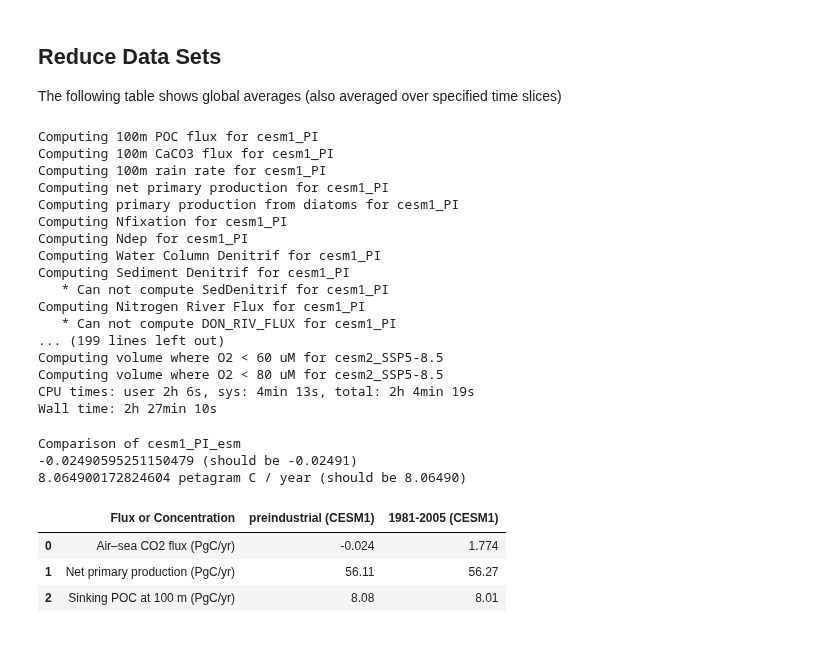
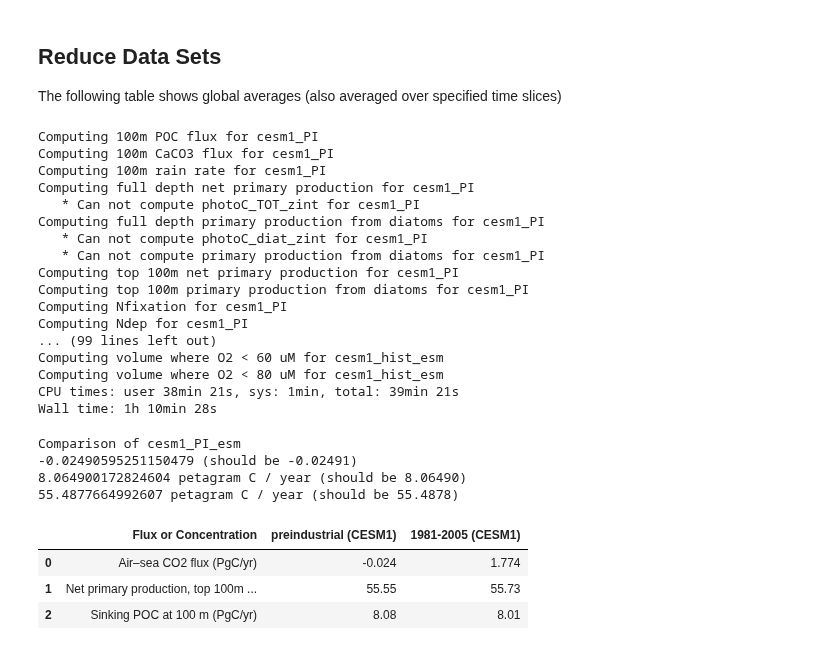
Before and after one commit to marbl-ecosys/cesm2-marbl, a Jupyter notebook: notebooks/Global Flux Table.ipynb, the cells around one changed output. Cells and saved outputs as stored; diff of their text form; code cells hidden in the pictures.

```diff
--- a/notebooks/Global Flux Table.ipynb
+++ b/notebooks/Global Flux Table.ipynb
@@ -443,7 +452,12 @@ def compute_global_averages(datasets, integral_units, variable):
         # same variable might have different units in different experiments
         unit_key = 'area'
         dims = ['nlat', 'nlon']
-        if 'z_t_150m' in datasets[variable][exp][variable].dims:
+        if 'z_t_100m' in datasets[variable][exp][variable].dims:
+            wgts = wgts * datasets[variable][exp]['dz'].isel(z_t=slice(0,10))
+            wgts = wgts.rename({'z_t' : 'z_t_100m'})
+            dims.append('z_t_100m')
+            unit_key = 'volume'
+        elif 'z_t_150m' in datasets[variable][exp][variable].dims:
             wgts = wgts * datasets[variable][exp]['dz'].isel(z_t=slice(0,15))
             wgts = wgts.rename({'z_t' : 'z_t_150m'})
             dims.append('z_t_150m')
@@ -508,6 +522,8 @@ uM = 'uM'
 final_units = dict()
 final_units['photoC_TOT_zint'] = PgC_per_year
 final_units['photoC_diat_zint'] = PgC_per_year
+final_units['photoC_TOT_zint_100m'] = PgC_per_year
+final_units['photoC_diat_zint_100m'] = PgC_per_year
 final_units['POC_FLUX_100m'] = PgC_per_year
 final_units['CaCO3_FLUX_100m'] = PgC_per_year
 final_units['diaz_Nfix'] = TgN_per_year
@@ -538,8 +554,10 @@ def get_time_and_ensemble_mean(variable, ann_avg, exp, new_units, final_units):
 POC_key = f'Sinking POC at 100 m ({PgC_per_year})'
 CaCO3_key = f'Sinking CaCO$_3$ at 100 m ({PgC_per_year})'
 rain_key = f'Rain ratio (CaCO$_3$/POC) at 100 m'
-NPP_key = f'Net primary production ({PgC_per_year})'
-NPP_diat_key = f'Diatom primary production (%)'
+NPP_key = f'Net primary production, full depth ({PgC_per_year})'
+NPP_diat_key = f'Diatom primary production, full depth (%)'
+NPP_100m_key = f'Net primary production, top 100m ({PgC_per_year})'
+NPP_diat_100m_key = f'Diatom primary production, top 100m (%)'
 Nfix_key = f'Nitrogen fixation ({TgN_per_year})'
 Ndep_key = f'Nitrogen deposition ({TgN_per_year})'
 denitrif_key = f'Water Column Denitrification ({TgN_per_year})'
@@ -548,7 +566,7 @@ rivflux_key = f'Nitrogen River Flux ({TgN_per_year})'
 Ncycle_key = f'N cycle imbalance* ({TgN_per_year})'
 CO2_key = f'Air–sea CO2 flux ({PgC_per_year})'
 O2_key = f'Mean ocean oxygen ($\mu$M)'
-OMZ_key = f'OMZ volume (10$^1$^5$ m$^3$; <20 $\mu$M)'
+OMZ_key = f'OMZ volume (10$^1$$^5$ m$^3$; <20 $\mu$M)'
 O2_vol_keys = dict()
 for thres in [5, 60, 80]:
     O2_vol_keys[thres] = f'Volume (10$^1$$^5$ m$^3$) where O$_2$ <{thres} $\mu$M)'
@@ -560,6 +578,8 @@ rounding[CaCO3_key] = 3
 rounding[rain_key] = 3
 rounding[NPP_key] = 1
 rounding[NPP_diat_key] = 0
+rounding[NPP_100m_key] = 1
+rounding[NPP_diat_100m_key] = 0
 rounding[Nfix_key] = 0
 rounding[Ndep_key] = 1
 rounding[denitrif_key] = 0
@@ -573,8 +593,6 @@ for _,O2_vol_key in O2_vol_keys.items():
     rounding[O2_vol_key] = 0
 # %%
 %%time
-
-assert experiments == list(ann_avg[vars[0]].keys()),'ann_avg not available for all experiments'
 
 diagnostic_values = dict()
 for exp in experiments:
@@ -593,13 +611,23 @@ for exp in experiments:
     except:
         print(f'   * Can not compute rain rate for {exp}')
 
-    print(f'Computing net primary production for {exp}')
+    print(f'Computing full depth net primary production for {exp}')
     diagnostic_values[exp][NPP_key] = get_time_and_ensemble_mean('photoC_TOT_zint', ann_avg, exp, new_units, final_units)
 
-    print(f'Computing primary production from diatoms for {exp}')
+    print(f'Computing full depth primary production from diatoms for {exp}')
     try:
         diagnostic_values[exp][NPP_diat_key] = 100*(get_time_and_ensemble_mean('photoC_diat_zint', ann_avg, exp, new_units, final_units) /
                                                     diagnostic_values[exp][NPP_key])
+    except:
+        print(f'   * Can not compute primary production from diatoms for {exp}')
+
+    print(f'Computing top 100m net primary production for {exp}')
+    diagnostic_values[exp][NPP_100m_key] = get_time_and_ensemble_mean('photoC_TOT_zint_100m', ann_avg, exp, new_units, final_units)
+
+    print(f'Computing top 100m primary production from diatoms for {exp}')
+    try:
+        diagnostic_values[exp][NPP_diat_100m_key] = 100*(get_time_and_ensemble_mean('photoC_diat_zint_100m', ann_avg, exp, new_units, final_units) /
+                                                    diagnostic_values[exp][NPP_100m_key])
     except:
         print(f'   * Can not compute primary production from diatoms for {exp}')
 
@@ -659,20 +687,20 @@ for exp in experiments:
 Computing 100m POC flux for cesm1_PI
 Computing 100m CaCO3 flux for cesm1_PI
 Computing 100m rain rate for cesm1_PI
-Computing net primary production for cesm1_PI
-Computing primary production from diatoms for cesm1_PI
+Computing full depth net primary production for cesm1_PI
+   * Can not compute photoC_TOT_zint for cesm1_PI
+Computing full depth primary production from diatoms for cesm1_PI
+   * Can not compute photoC_diat_zint for cesm1_PI
+   * Can not compute primary production from diatoms for cesm1_PI
+Computing top 100m net primary production for cesm1_PI
+Computing top 100m primary production from diatoms for cesm1_PI
 Computing Nfixation for cesm1_PI
 Computing Ndep for cesm1_PI
-Computing Water Column Denitrif for cesm1_PI
-Computing Sediment Denitrif for cesm1_PI
-   * Can not compute SedDenitrif for cesm1_PI
-Computing Nitrogen River Flux for cesm1_PI
-   * Can not compute DON_RIV_FLUX for cesm1_PI
-... (199 lines left out)
-Computing volume where O2 < 60 uM for cesm2_SSP5-8.5
-Computing volume where O2 < 80 uM for cesm2_SSP5-8.5
-CPU times: user 2h 6s, sys: 4min 13s, total: 2h 4min 19s
-Wall time: 2h 27min 10s
+... (99 lines left out)
+Computing volume where O2 < 60 uM for cesm1_hist_esm
+Computing volume where O2 < 80 uM for cesm1_hist_esm
+CPU times: user 38min 21s, sys: 1min, total: 39min 21s
+Wall time: 1h 10min 28s
 # %%
 def make_table(diag_columns, test_exps):
     table_dict = dict()
@@ -715,23 +743,34 @@ if 'cesm1_PI_esm' in diagnostic_values:
 #                  ENSEMBLE : 0421
 #               8.06490
     print(f'{diagnostic_values["cesm1_PI_esm"][POC_key]} (should be 8.06490)')
+
+# let var = photoC_diat_zint_100m[d=2]+photoC_sp_zint_100m[d=2]+photoC_diaz_zint_100m[d=2]
+# show var var
+#  VAR = PHOTOC_DIAT_ZINT_100M[D=2]+PHOTOC_SP_ZINT_100M[D=2]+PHOTOC_DIAZ_ZINT_100M[D=2]
+# list/prec=6 var_integral_PgC_year
+#              VARIABLE : (1E-9 * 12 * 1E-15 * 86400 * 365) * VAR_MUL_AREA[I=@SUM,J=@SUM]
+#              X        : 0.5 to 320.5
+#              Y        : 0.5 to 384.5
+#              ENSEMBLE : 0421
+#           55.4878
+    print(f'{diagnostic_values["cesm1_PI_esm"][NPP_100m_key]} (should be 55.4878)')
 else:
     print('No comparisons done, since cesm1_PI_esm experiment not included')
 # %% [output]
 Comparison of cesm1_PI_esm
 -0.02490595251150479 (should be -0.02491)
 8.064900172824604 petagram C / year (should be 8.06490)
+55.4877664992607 petagram C / year (should be 55.4878)
 # %%
 # Keith L's table
-# NPP numbers are higher than in his table because we use full depth, not top 100m
 
 rounding[CO2_key] = 3
-rounding[NPP_key] = 2
-pd.DataFrame(make_table([CO2_key, NPP_key, POC_key], ['cesm1_PI', 'cesm1_hist']))
+rounding[NPP_100m_key] = 2
+pd.DataFrame(make_table([CO2_key, NPP_100m_key, POC_key], ['cesm1_PI', 'cesm1_hist']))
 # %% [output]
 |  | Flux or Concentration | preindustrial (CESM1) | 1981-2005 (CESM1) |
 | 0 | Air–sea CO2 flux (PgC/yr) | -0.024 | 1.774 |
-| 1 | Net primary production (PgC/yr) | 56.11 | 56.27 |
+| 1 | Net primary production, top 100m ... | 55.55 | 55.73 |
 | 2 | Sinking POC at 100 m (PgC/yr) | 8.08 | 8.01 |
 # %%
 # Keith M's original table
```
Also changed, not shown: parts of 11 cells of this notebook.
